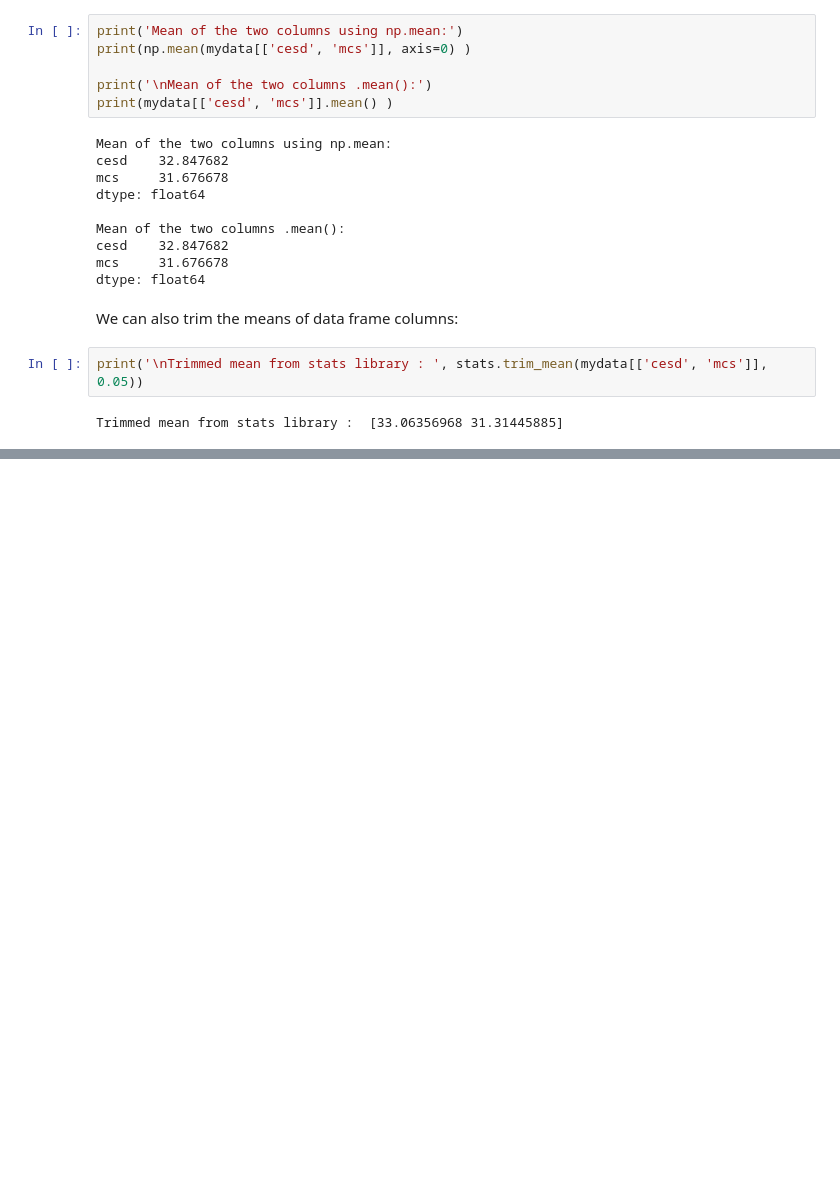
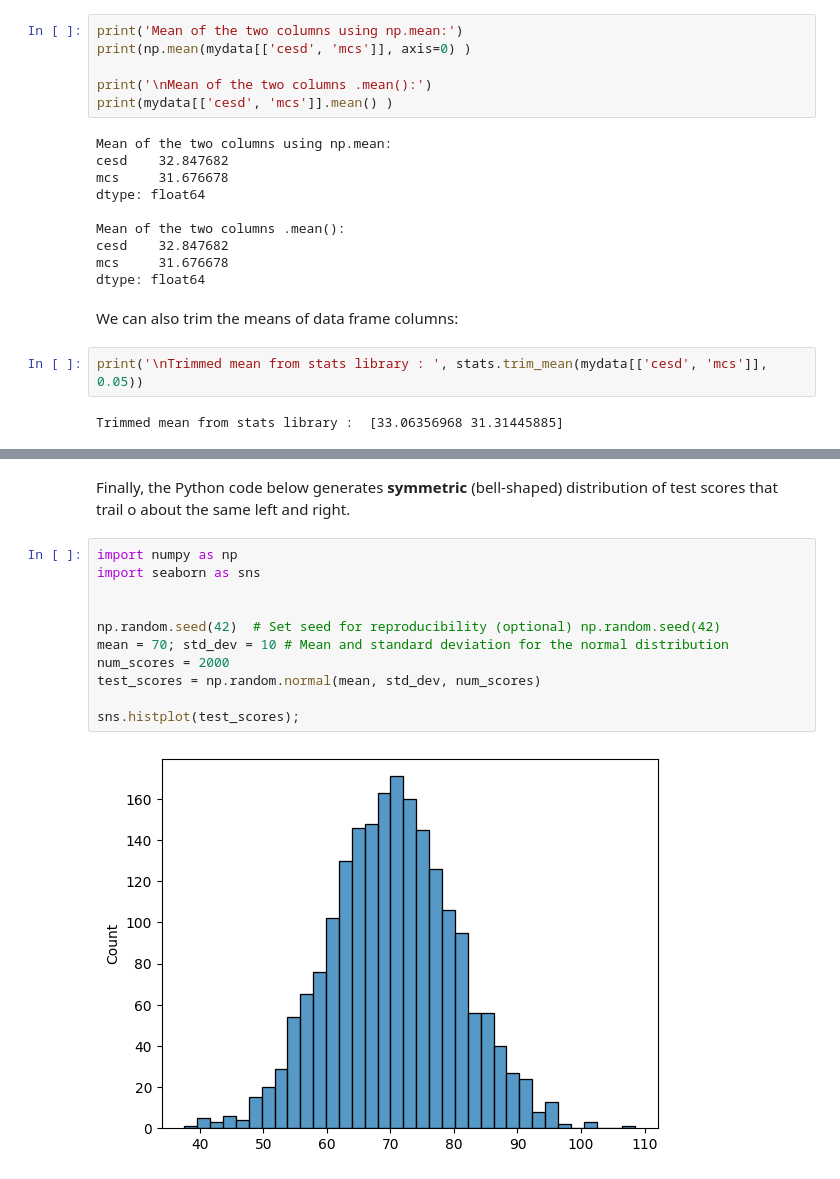
Before and after one commit to rezahabibi96/GitBook, a Jupyter notebook: books/applied-statistics-with-python/ch-2.ipynb, the cells around one changed output, grey strips where cells are left out. Cells and saved outputs as stored; diff of their text form; blank space fills up the shorter version.

```diff
--- a/books/applied-statistics-with-python/ch-2.ipynb
+++ b/books/applied-statistics-with-python/ch-2.ipynb
@@ -108,0 +167,15 @@ Trimmed mean from stats library :  [33.06356968 31.31445885]
+# %% [markdown]
+Finally, the Python code below generates **symmetric** (bell-shaped) distribution of test scores that trail o about the same left and right.
+# %%
+import numpy as np
+import seaborn as sns
+
+
+np.random.seed(42)  # Set seed for reproducibility (optional) np.random.seed(42)
+mean = 70; std_dev = 10 # Mean and standard deviation for the normal distribution
+num_scores = 2000
+test_scores = np.random.normal(mean, std_dev, num_scores)
+
+sns.histplot(test_scores);
+# %% [output]
+[figure, added]
```
Also changed, not shown: parts of 72 cells of this notebook, 24 other files.
